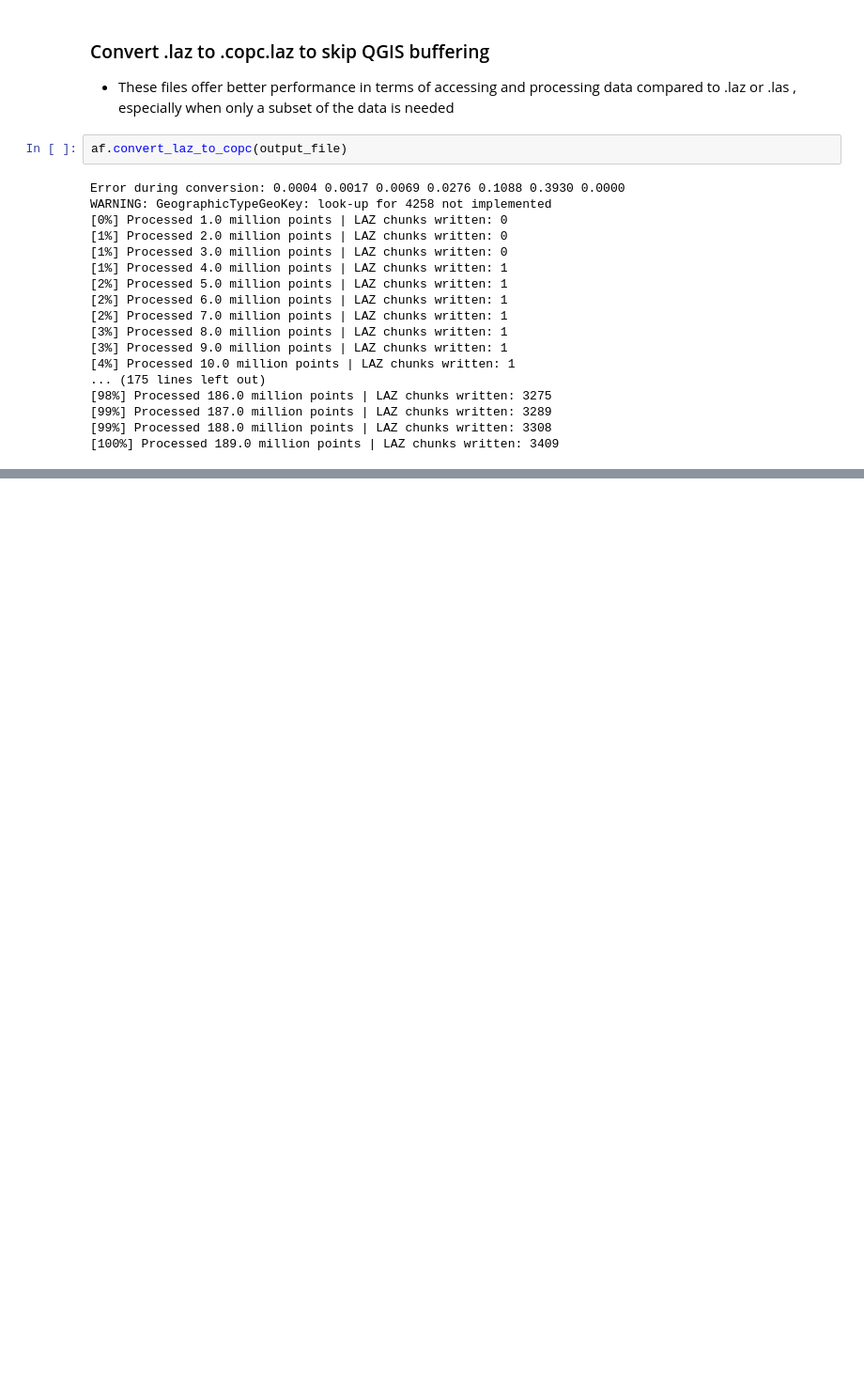
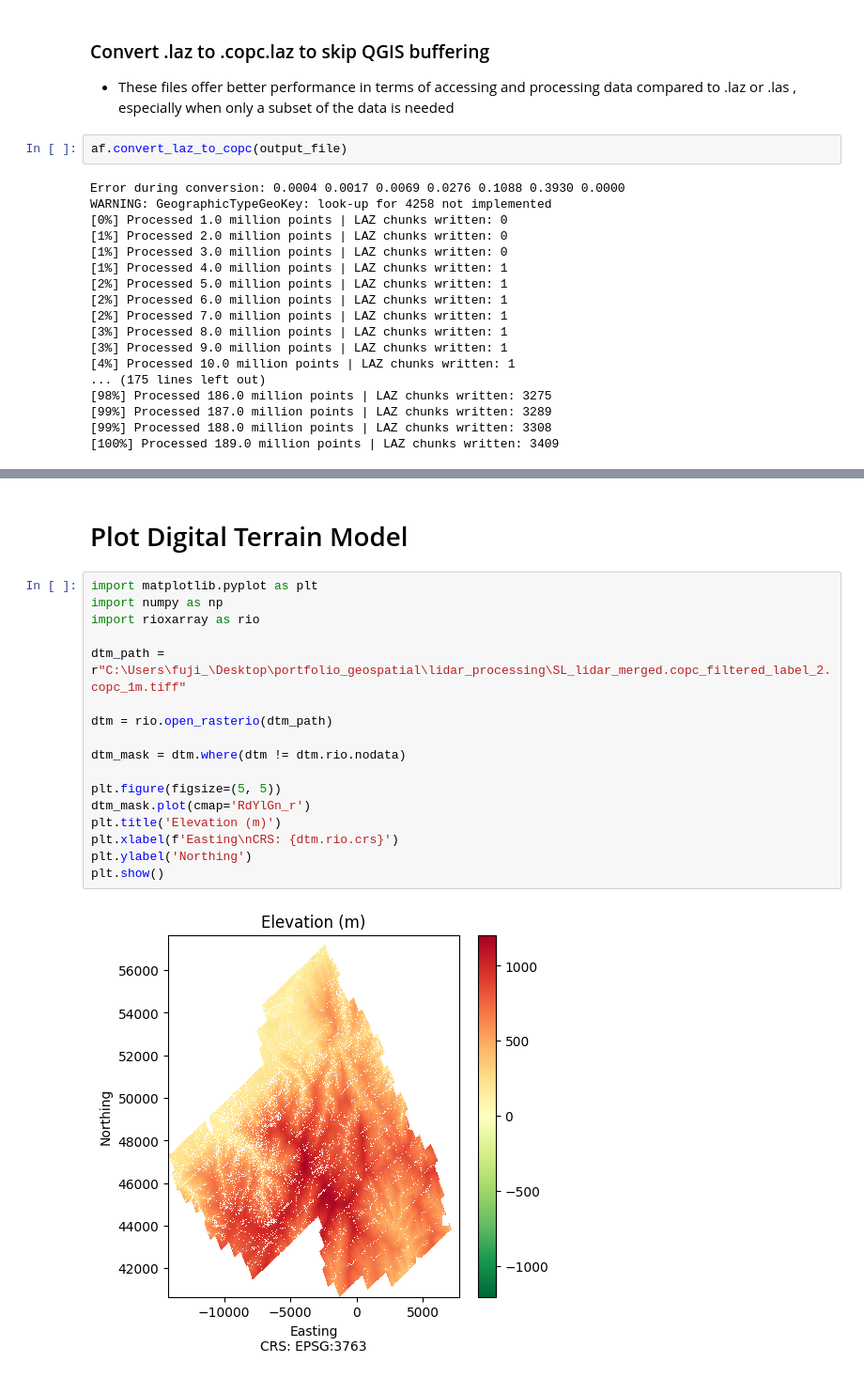
Before and after one commit to JPPereira93/geospatial-workflows, a Jupyter notebook: lidar_processing/lidar_to_dem.ipynb, the cells around one changed output, grey strips where cells are left out. Shown at 94% size. Cells and saved outputs as stored; diff of their text form; blank space fills up the shorter version.

```diff
--- a/lidar_processing/lidar_to_dem.ipynb
+++ b/lidar_processing/lidar_to_dem.ipynb
@@ -73,0 +142,21 @@ WARNING: GeographicTypeGeoKey: look-up for 4258 not implemented
+# %% [markdown]
+# Plot Digital Terrain Model
+# %%
+import matplotlib.pyplot as plt
+import numpy as np
+import rioxarray as rio
+
+dtm_path = r"C:\Users\fuji_\Desktop\portfolio_geospatial\lidar_processing\SL_lidar_merged.copc_filtered_label_2.copc_1m.tiff"
+
+dtm = rio.open_rasterio(dtm_path)
+
+dtm_mask = dtm.where(dtm != dtm.rio.nodata)
+
+plt.figure(figsize=(5, 5))
+dtm_mask.plot(cmap='RdYlGn_r')
+plt.title('Elevation (m)')
+plt.xlabel(f'Easting\nCRS: {dtm.rio.crs}')
+plt.ylabel('Northing')
+plt.show()
+# %% [output]
+[figure, added]
```
Also changed, not shown: parts of 14 cells of this notebook.
